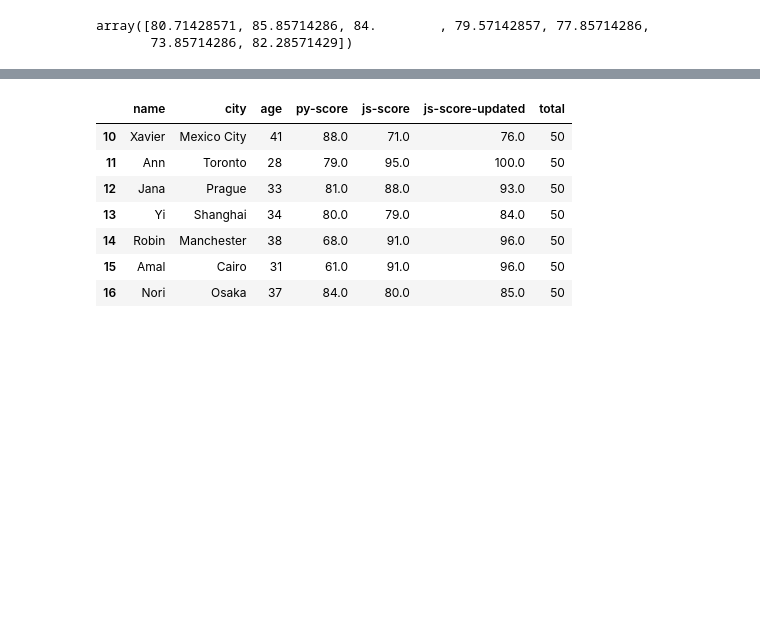
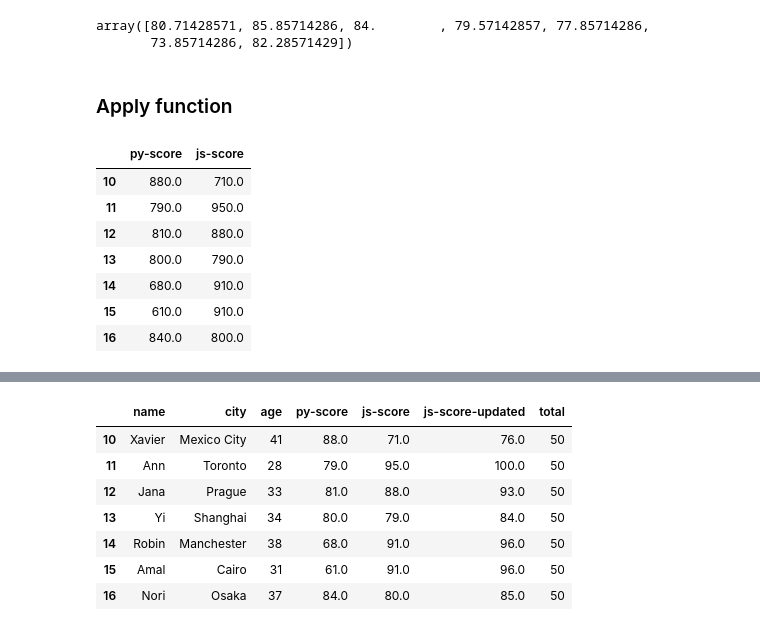
Before and after one commit to raafat-hantoush/IH_RH_DA_FT_MAY_2022, a Jupyter notebook: Class_Materials/Pandas/RH_Pandas_Data_Frame_General-Part_2.ipynb, the cells around one changed output, grey strips where cells are left out. Cells and saved outputs as stored; diff of their text form; code cells hidden in the pictures; blank space fills up the shorter version.

```diff
--- a/Class_Materials/Pandas/RH_Pandas_Data_Frame_General-Part_2.ipynb
+++ b/Class_Materials/Pandas/RH_Pandas_Data_Frame_General-Part_2.ipynb
@@ -738,0 +757,13 @@ array([80.71428571, 85.85714286, 84.        , 79.57142857, 77.85714286,
+# %% [markdown]
+### Apply function
+# %%
+students_df[["py-score","js-score"]].apply(lambda x :  x* 10)
+# %% [output]
+|  | py-score | js-score |
+| 10 | 880.0 | 710.0 |
+| 11 | 790.0 | 950.0 |
+| 12 | 810.0 | 880.0 |
+| 13 | 800.0 | 790.0 |
+| 14 | 680.0 | 910.0 |
+| 15 | 610.0 | 910.0 |
+| 16 | 840.0 | 800.0 |
```
Also changed, not shown: parts of 11 cells of this notebook.
